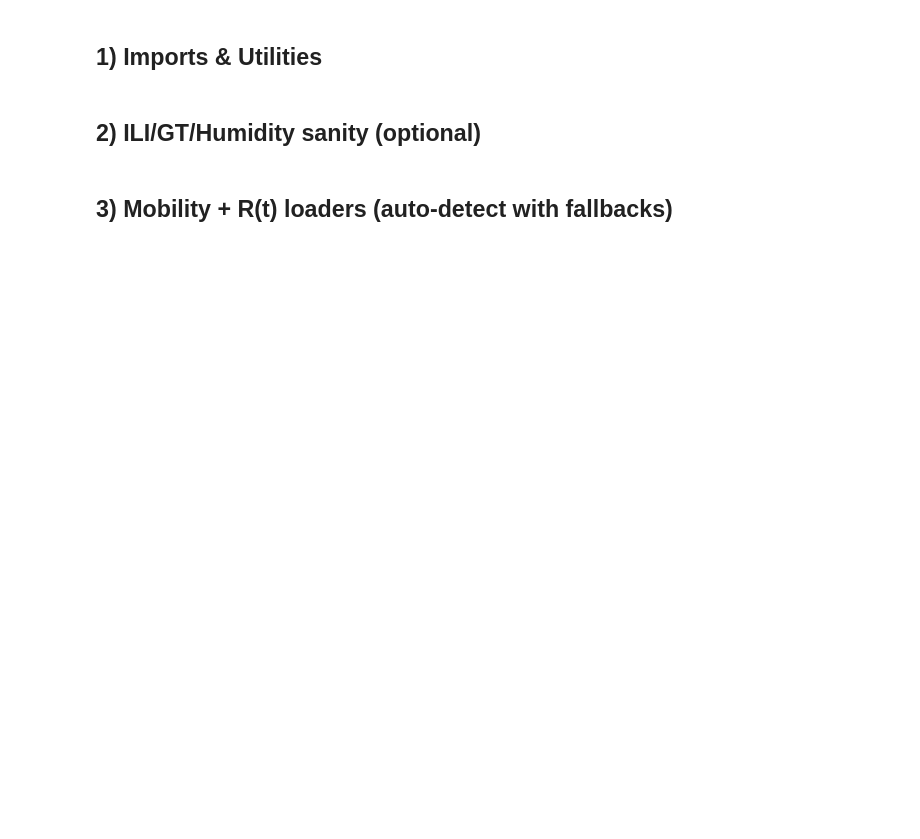
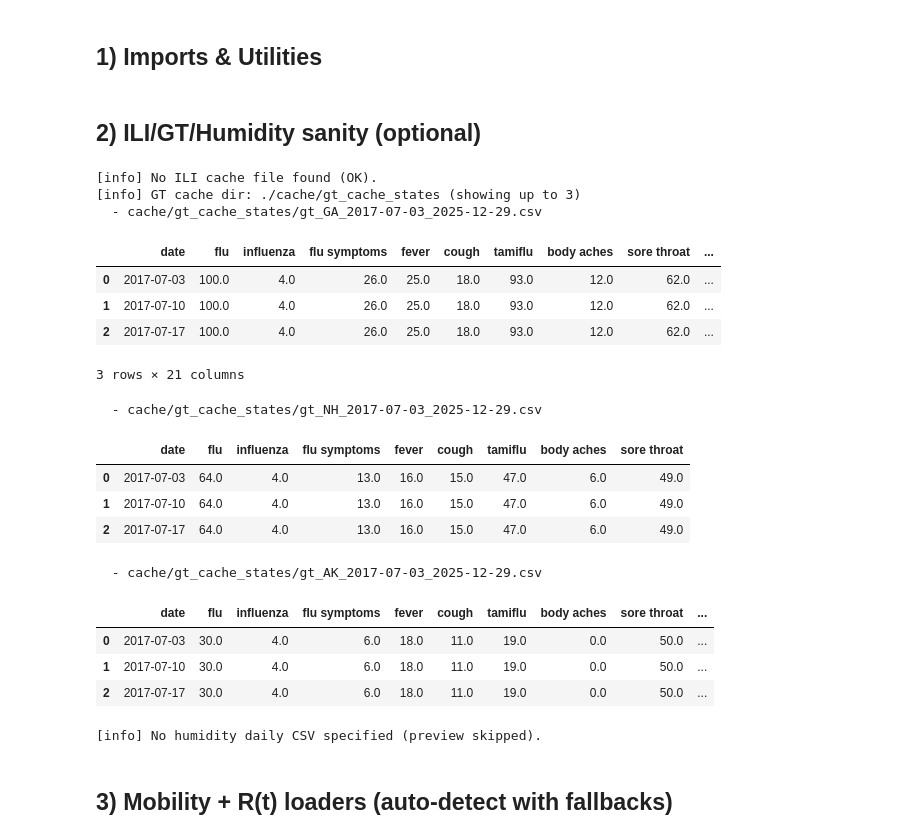
Before and after one commit to bcristol93/argo_seir-eakf-modeling, a Jupyter notebook: ARGOX_E2E_FINAL.ipynb, the cells around one changed output. Cells and saved outputs as stored; diff of their text form; code cells hidden in the pictures; blank space fills up the shorter version.

Commit message:
Update notebook to latest (v2), refresh gitignore, and tidy repo

```diff
--- a/ARGOX_E2E_FINAL.ipynb
+++ b/ARGOX_E2E_FINAL.ipynb
@@ -79,13 +71,69 @@ def _preview(df, name, n=5):
 
 ## 2) ILI/GT/Humidity sanity (optional)
 # %%
-# (Optional) ILI loader block removed for this Figure 1A notebook.
-# This notebook operates on:
-#   - weekly R(t) (RT_CSV)
-#   - weekly mobility from SafeGraph (rebuilt or cached)
-#   - optional daily AH + weekly ARGO proxy for reconstructed daily R(t)
-#
-# If you want to load ILI for other analyses, do it in a separate notebook/module.
+
+# ILI
+if ILI_CACHE_FILE is None:
+    ILI_CACHE_FILE = _find_first_existing(['ili_state_all.csv','ili_allstates.csv','ili_state_weekly.csv','ili_states_weekly.csv'],
+                                          search_dirs=('./cache','./cache/ili_cache_states','./cache/ili_cache'))
+ili_df=None
+if ILI_CACHE_FILE and os.path.exists(ILI_CACHE_FILE):
+    try:
+        ili_df = pd.read_csv(ILI_CACHE_FILE)
+        preview(ili_df,'ILI cache')
+    except Exception as e:
+        print('[warn] ILI load failed:', e)
+else:
+    print('[info] No ILI cache file found (OK).')
+
+# GT
+if GT_CACHE_DIR is None:
+    for cand in ['./gt_cache_states','./gt_cache','./cache/gt_cache_states']:
+        if os.path.isdir(cand):
+            GT_CACHE_DIR = cand; break
+if GT_CACHE_DIR and os.path.isdir(GT_CACHE_DIR):
+    hits = glob.glob(os.path.join(GT_CACHE_DIR, '*.csv')) or glob.glob(os.path.join(GT_CACHE_DIR, '**','*.csv'), recursive=True)
+    hits = hits[:3]
+    print(f'[info] GT cache dir: {GT_CACHE_DIR} (showing up to 3)')
+    for h in hits:
+        try:
+            dfh = pd.read_csv(h, nrows=5)
+            print('  -', os.path.relpath(h))
+            display(dfh.head(3))
+        except Exception as e:
+            print('  - (read error)', h, e)
+else:
+    print('[info] No GT cache dir found (OK).')
+
+# Humidity
+if HUMIDITY_DAILY_CSV and os.path.exists(HUMIDITY_DAILY_CSV):
+    try:
+        hum = pd.read_csv(HUMIDITY_DAILY_CSV)
+        preview(hum, 'Humidity (daily)')
+    except Exception as e:
+        print('[warn] Humidity load failed:', e)
+else:
+    print('[info] No humidity daily CSV specified (preview skipped).')
+# %% [output]
+[info] No ILI cache file found (OK).
+[info] GT cache dir: ./cache/gt_cache_states (showing up to 3)
+  - cache/gt_cache_states/gt_GA_2017-07-03_2025-12-29.csv
+|  | date | flu | influenza | flu symptoms | fever | cough | tamiflu | body aches | sore throat | ... |
+| 0 | 2017-07-03 | 100.0 | 4.0 | 26.0 | 25.0 | 18.0 | 93.0 | 12.0 | 62.0 | ... |
+| 1 | 2017-07-10 | 100.0 | 4.0 | 26.0 | 25.0 | 18.0 | 93.0 | 12.0 | 62.0 | ... |
+| 2 | 2017-07-17 | 100.0 | 4.0 | 26.0 | 25.0 | 18.0 | 93.0 | 12.0 | 62.0 | ... |
+3 rows × 21 columns
+  - cache/gt_cache_states/gt_NH_2017-07-03_2025-12-29.csv
+|  | date | flu | influenza | flu symptoms | fever | cough | tamiflu | body aches | sore throat |
+| 0 | 2017-07-03 | 64.0 | 4.0 | 13.0 | 16.0 | 15.0 | 47.0 | 6.0 | 49.0 |
+| 1 | 2017-07-10 | 64.0 | 4.0 | 13.0 | 16.0 | 15.0 | 47.0 | 6.0 | 49.0 |
+| 2 | 2017-07-17 | 64.0 | 4.0 | 13.0 | 16.0 | 15.0 | 47.0 | 6.0 | 49.0 |
+  - cache/gt_cache_states/gt_AK_2017-07-03_2025-12-29.csv
+|  | date | flu | influenza | flu symptoms | fever | cough | tamiflu | body aches | sore throat | ... |
+| 0 | 2017-07-03 | 30.0 | 4.0 | 6.0 | 18.0 | 11.0 | 19.0 | 0.0 | 50.0 | ... |
+| 1 | 2017-07-10 | 30.0 | 4.0 | 6.0 | 18.0 | 11.0 | 19.0 | 0.0 | 50.0 | ... |
+| 2 | 2017-07-17 | 30.0 | 4.0 | 6.0 | 18.0 | 11.0 | 19.0 | 0.0 | 50.0 | ... |
+[info] No humidity daily CSV specified (preview skipped).
 # %% [markdown]
 
 ## 3) Mobility + R(t) loaders (auto-detect with fallbacks)
```
Also changed, not shown: parts of 10 cells of this notebook, 2 other files.
